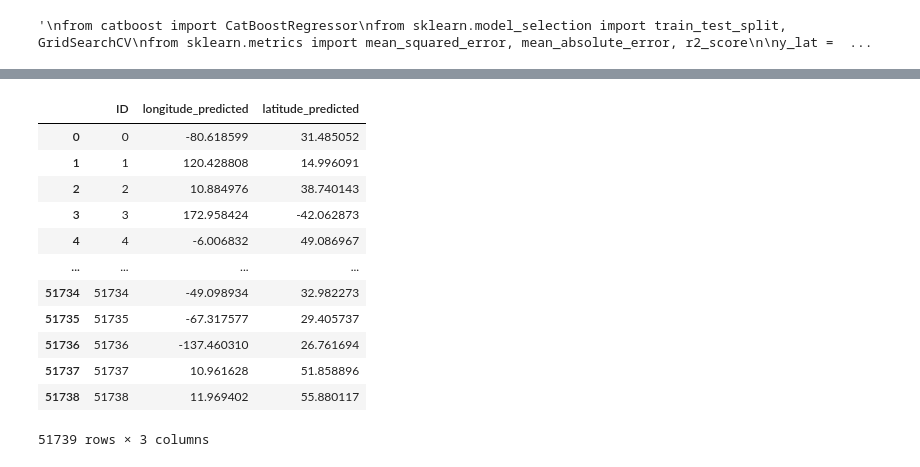
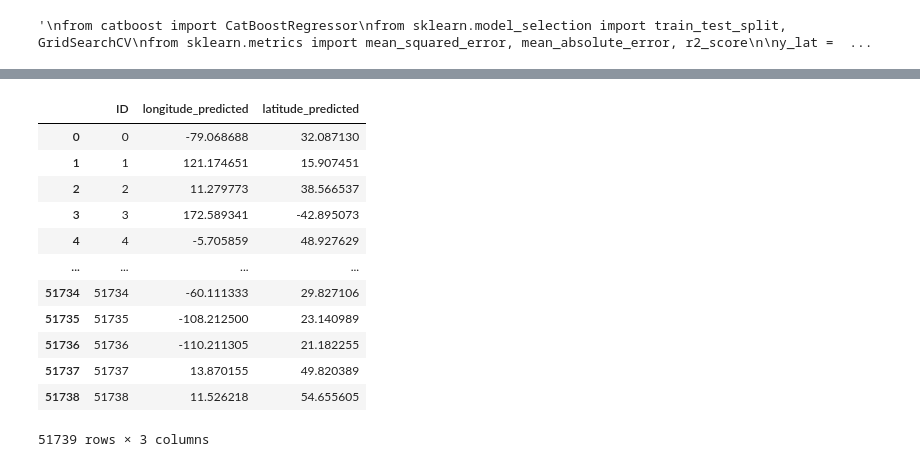
Before and after one commit to Chrtorhaug/TDT4173-Machine-Learning, a Jupyter notebook: Short_notebook_1.ipynb, the cells around one changed output, grey strips where cells are left out. Saved outputs shown, nothing was run; the diff lists cells and outputs as text; code cells hidden in the pictures.

```diff
--- a/Short_notebook_1.ipynb
+++ b/Short_notebook_1.ipynb
@@ -421,7 +415,7 @@ R^2 Score: 0.9980
 trainCatB = traindf.copy()
 testCatB = testdf.copy()
 
-window_size = 2
+window_size = 10
 trainCatB = prev_nodes_train(trainCatB, window_size)
 testCatB = prev_nodes_test(trainCatB, testCatB, window_size)
 # %%
@@ -539,11 +533,29 @@ X = X.drop(columns=["15"])
 X["avgSOG"] = X["vesselId"].apply(lambda x: avg.get(x))
 X["vesselId"] = X["vesselId"].map(vessel_dict)
 
+test = testCatB.drop(columns=['ID', 'scaling_factor'])
+
+test["vesselId"] = test["vesselId"].map(vessel_dict)
+test = updateNavStat(X, test, schedulesdf)
+
+test["avgSOG"] = test["vesselId"].apply(lambda x: avg.get(x))
+test["time"] = pd.to_numeric(test["time"], errors='coerce')
+
+cols = test.columns.tolist()
+time_index = cols.index('time')
+vesselId_index = cols.index('vesselId')
+cols[time_index], cols[vesselId_index] = cols[vesselId_index], cols[time_index]
+test = test[cols]
+test = test.drop(columns=["vesselId"])
+
+X = X.drop(columns=["vesselId"])
+
 X_train_lat, X_test_lat, y_train_lat, y_test_lat = train_test_split(X, y_lat, test_size=0.2, random_state=42)
 X_train_lon, X_test_lon, y_train_lon, y_test_lon = train_test_split(X, y_lon, test_size=0.2, random_state=42)
 
 # Initialize CatBoost Regressor with default parameters
-categorical_features = ['vesselId', 'Under_Way', 'Anchored', 'Moored']
+#categorical_features = ['vesselId', 'Under_Way', 'Anchored', 'Moored']
+categorical_features = ['Under_Way', 'Anchored', 'Moored']
 catboost_lat = CatBoostRegressor(loss_function='RMSE', cat_features=categorical_features, verbose=100)
 
 # Define parameter grid for hyperparameter tuning
@@ -556,7 +568,7 @@ param_distributions = {
 }
 
 # Hyperparameter tuning with GridSearchCV for latitude
-random_search_lat = RandomizedSearchCV(estimator=catboost_lat, param_distributions=param_distributions, n_iter=5, cv=2, n_jobs=-1, verbose=2, random_state=42)
+random_search_lat = RandomizedSearchCV(estimator=catboost_lat, param_distributions=param_distributions, n_iter=10, cv=2, n_jobs=-1, verbose=2, random_state=42)
 random_search_lat.fit(X_train_lat, y_train_lat)
 best_params_lat = random_search_lat.best_params_
 print(f"Best parameters for latitude prediction: {best_params_lat}")
@@ -567,7 +579,7 @@ catboost_lat_best.fit(X_train_lat, y_train_lat)
 
 # Hyperparameter tuning with GridSearchCV for longitude
 catboost_lon = CatBoostRegressor(loss_function='RMSE', cat_features=categorical_features, verbose=100)
-random_search_lon = RandomizedSearchCV(estimator=catboost_lon, param_distributions=param_distributions, n_iter=5, cv=2, n_jobs=-1, verbose=2, random_state=42)
+random_search_lon = RandomizedSearchCV(estimator=catboost_lon, param_distributions=param_distributions, n_iter=10, cv=2, n_jobs=-1, verbose=2, random_state=42)
 random_search_lon.fit(X_train_lon, y_train_lon)
 best_params_lon = random_search_lon.best_params_
 print(f"Best parameters for longitude prediction: {best_params_lon}")
@@ -595,20 +607,6 @@ y_pred_lon = catboost_lon_best.predict(X_test_lon)
 print('CatBoost Longitude Prediction Results:')
 evaluate_result(y_test_lon, y_pred_lon)
 
-test = testCatB.drop(columns=['ID', 'scaling_factor'])
-
-test["vesselId"] = test["vesselId"].map(vessel_dict)
-test = updateNavStat(X, test, schedulesdf)
-
-test["avgSOG"] = test["vesselId"].apply(lambda x: avg.get(x))
-test["time"] = pd.to_numeric(test["time"], errors='coerce')
-
-cols = test.columns.tolist()
-time_index = cols.index('time')
-vesselId_index = cols.index('vesselId')
-cols[time_index], cols[vesselId_index] = cols[vesselId_index], cols[time_index]
-test = test[cols]
-
 # Step 8: Final predictions on test set and submission creation
 lat_pred = catboost_lat_best.predict(test)
 lon_pred = catboost_lon_best.predict(test)
@@ -644,16 +648,16 @@ R^2 Score: 0.9988
 # %%
-submission(sampledf, lat_pred, lon_pred, True, "catboost_prediction_3")
+submission(sampledf, lat_pred, lon_pred, True, "catboost_prediction_10")
 # %% [output]
 |  | ID | longitude_predicted | latitude_predicted |
-| 0 | 0 | -80.618599 | 31.485052 |
-| 1 | 1 | 120.428808 | 14.996091 |
-| 2 | 2 | 10.884976 | 38.740143 |
-| 3 | 3 | 172.958424 | -42.062873 |
-| 4 | 4 | -6.006832 | 49.086967 |
+| 0 | 0 | -79.068688 | 32.087130 |
+| 1 | 1 | 121.174651 | 15.907451 |
+| 2 | 2 | 11.279773 | 38.566537 |
+| 3 | 3 | 172.589341 | -42.895073 |
+| 4 | 4 | -5.705859 | 48.927629 |
 | ... | ... | ... | ... |
-| 51734 | 51734 | -49.098934 | 32.982273 |
-| 51735 | 51735 | -67.317577 | 29.405737 |
-| 51736 | 51736 | -137.460310 | 26.761694 |
-| 51737 | 51737 | 10.961628 | 51.858896 |
-| 51738 | 51738 | 11.969402 | 55.880117 |
+| 51734 | 51734 | -60.111333 | 29.827106 |
+| 51735 | 51735 | -108.212500 | 23.140989 |
+| 51736 | 51736 | -110.211305 | 21.182255 |
+| 51737 | 51737 | 13.870155 | 49.820389 |
+| 51738 | 51738 | 11.526218 | 54.655605 |
 51739 rows × 3 columns
```
Also changed, not shown: parts of 4 cells of this notebook.
